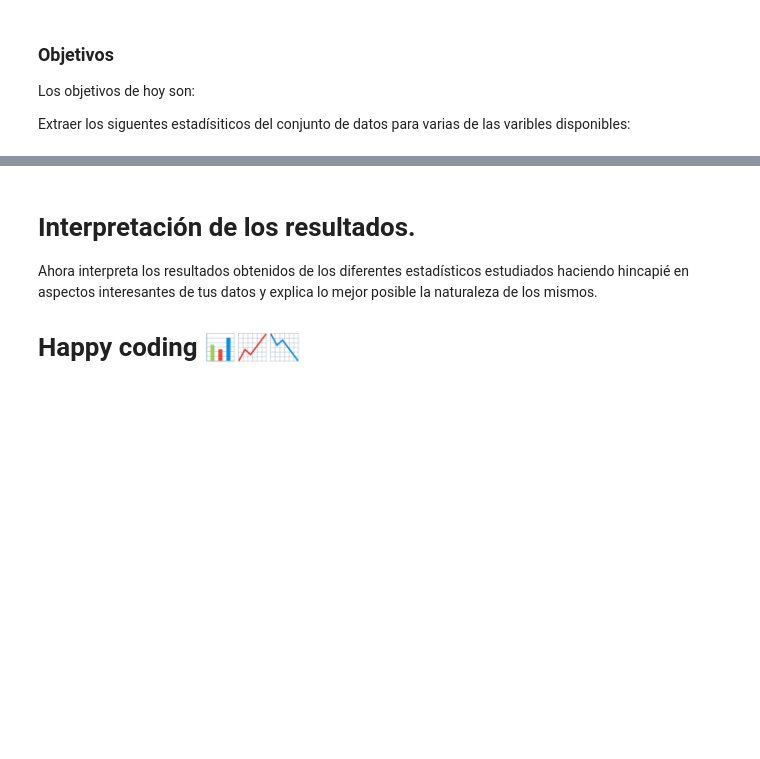
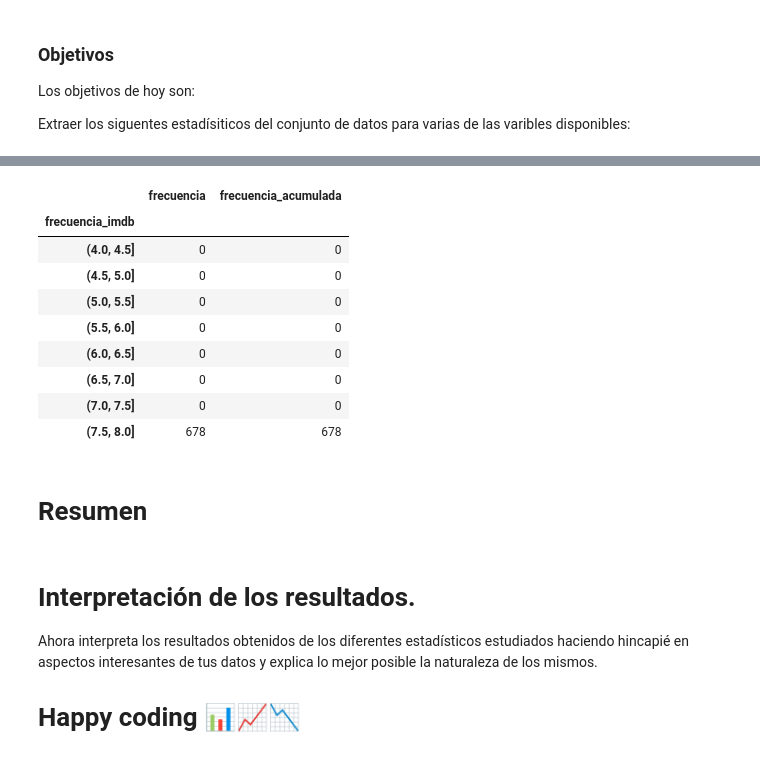
Before and after one commit to Adalab/DA-promoC-modulo-02-Marina-Lourdes-Ana, a Jupyter notebook: Estadistica/02-Estadistica-02.ipynb, the cells around one changed output, grey strips where cells are left out. Saved outputs shown, nothing was run; the diff lists cells and outputs as text; code cells hidden in the pictures; blank space fills up the shorter version.

```diff
--- a/Estadistica/02-Estadistica-02.ipynb
+++ b/Estadistica/02-Estadistica-02.ipynb
@@ -112,0 +154,21 @@ plt.rcdefaults()
+# %%
+# Frecuencia acumulada
+bins = np.arange(4, 8+0.5, 0.5)
+df_csv["frecuencia_imdb"] = pd.cut(df_csv["IMDB_Rating"], bins=bins)
+frecuencia_grop = df_csv.groupby("frecuencia_imdb")
+frecuencia_coun =  frecuencia_grop.agg(frecuencia=("IMDB_Rating", "count"))
+    # Calculamos una nueva columna del DataFrame llamada frecuencia acumulada usando cumsum() sobre la frecuencia
+frecuencia_coun["frecuencia_acumulada"] = frecuencia_coun["frecuencia"].cumsum()
+    # Visualizamos el DataFrame resultado
+frecuencia_coun
+# %% [output]
+|  | frecuencia | frecuencia_acumulada |
+| frecuencia_imdb |  |  |
+| (4.0, 4.5] | 0 | 0 |
+| (4.5, 5.0] | 0 | 0 |
+| (5.0, 5.5] | 0 | 0 |
+| (5.5, 6.0] | 0 | 0 |
+| (6.0, 6.5] | 0 | 0 |
+| (6.5, 7.0] | 0 | 0 |
+| (7.0, 7.5] | 0 | 0 |
+| (7.5, 8.0] | 678 | 678 |
@@ -112,0 +188,2 @@ plt.rcdefaults()
+# %% [markdown]
+# Resumen
```
Also changed, not shown: parts of 14 cells of this notebook, 4 other files.
